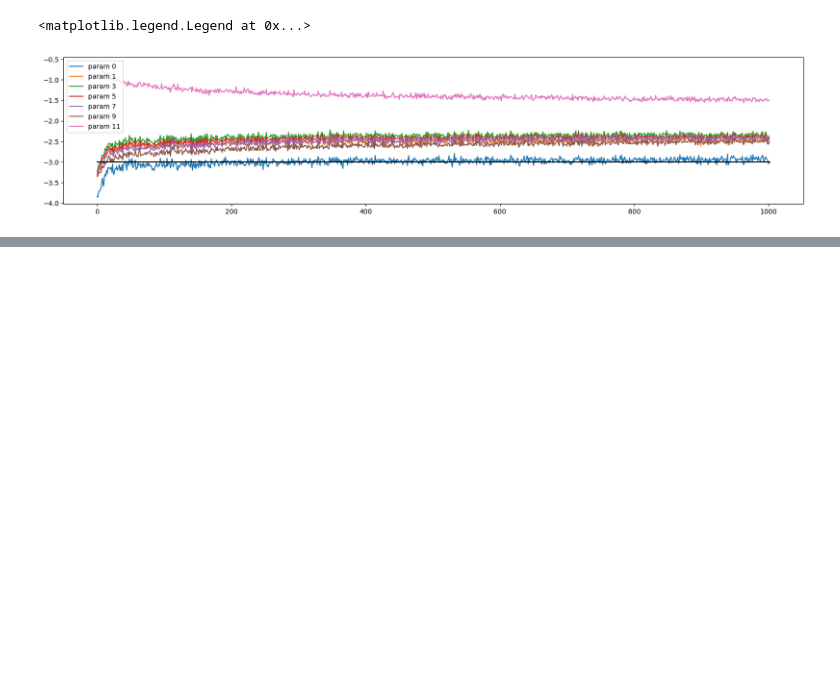
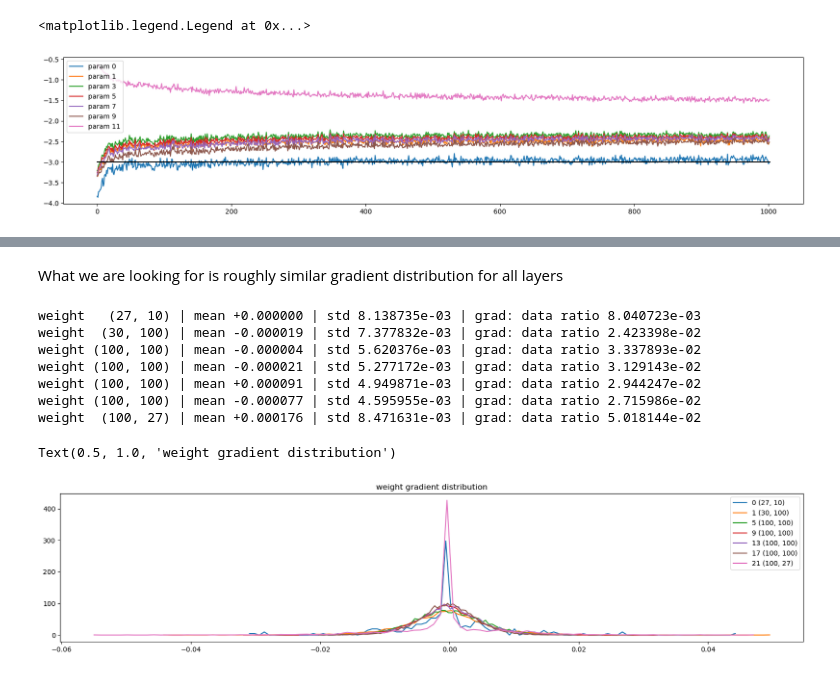
Before and after one commit to blackbird71SR/CharacterLLMs, a Jupyter notebook: build_makemore_part2.ipynb, the cells around one changed output, grey strips where cells are left out. Drawn from its saved outputs; the diff is of its cells as text; code cells hidden in the pictures; blank space fills up the shorter version.

```diff
--- a/build_makemore_part2.ipynb
+++ b/build_makemore_part2.ipynb
@@ -1046,0 +1168,24 @@ plt.legend(legends)
+# %% [markdown]
+What we are looking for is roughly similar gradient distribution for all layers
+# %%
+plt.figure(figsize=(20,4))
+legends=[]
+for i,p in enumerate(parameters):
+  t = p.grad
+  if p.ndim == 2:
+    print('weight %10s | mean %+f | std %e | grad: data ratio %e' % (tuple(p.shape), t.mean(), t.std(), t.std()/p.std()))
+    hy, hx = torch.histogram(t, density=True)
+    plt.plot(hx[:-1].detach(), hy.detach())
+    legends.append(f'{i} {tuple(p.shape)}')
+plt.legend(legends)
+plt.title('weight gradient distribution')
+# %% [output]
+weight   (27, 10) | mean +0.000000 | std 8.138735e-03 | grad: data ratio 8.040723e-03
+weight  (30, 100) | mean -0.000019 | std 7.377832e-03 | grad: data ratio 2.423398e-02
+weight (100, 100) | mean -0.000004 | std 5.620376e-03 | grad: data ratio 3.337893e-02
+weight (100, 100) | mean -0.000021 | std 5.277172e-03 | grad: data ratio 3.129143e-02
+weight (100, 100) | mean +0.000091 | std 4.949871e-03 | grad: data ratio 2.944247e-02
+weight (100, 100) | mean -0.000077 | std 4.595955e-03 | grad: data ratio 2.715986e-02
+weight  (100, 27) | mean +0.000176 | std 8.471631e-03 | grad: data ratio 5.018144e-02
+Text(0.5, 1.0, 'weight gradient distribution')
+[figure, added]
```
Also changed, not shown: parts of 8 cells of this notebook.
